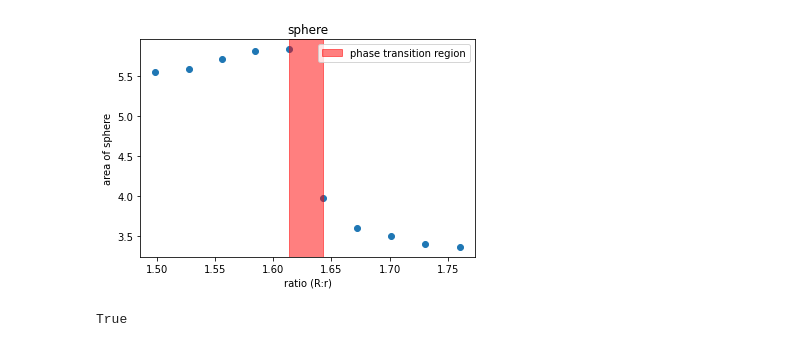
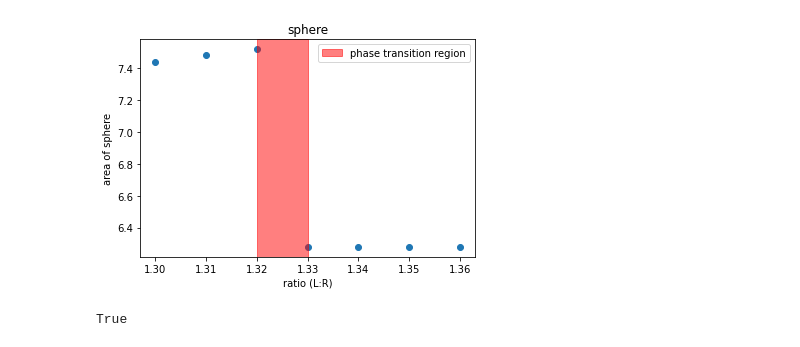
Before and after one commit to wenhaozhao1999/Surface-Minimization, a Jupyter notebook: multi-terminals.ipynb, the cells around one changed output. Drawn from its saved outputs; the diff is of its cells as text; code cells hidden in the pictures.

Commit message:
surface minimization

```diff
--- a/multi-terminals.ipynb
+++ b/multi-terminals.ipynb
@@ -234,0 +546,2 @@ def minimization(R,A):
+# %%
+vs,cells,es = minimization(1,2)
@@ -235,3 +555,20 @@ def minimization(R,A):
+# %%
+def area1(angle):
+    return 4*math.pi * (math.sin(angle))**2
+
+
+
+z = [1.3,1.31,1.32,1.33,1.34,1.35,1.36]
+
+convV = []
+convC = []
+R = 1
+for i in z:
+    vs,cells,es = minimization(R,i)
+    es=[ i for i in es if not(math.isnan(i)==True)]
+    lastidx = len(es)-1
+    convV.append(vs[lastidx])
+    convC.append(cells)
 # %%
 #for testing
 points, cells = meshzoo.uv_sphere(num_points_per_circle=100, num_circles=60, radius=R)
@@ -270,7 +607,7 @@ def area1(angle):
 
 
 
-z = [5.2/math.pi,5.1/math.pi,5/math.pi,4.9/math.pi,4.8/math.pi,4.7/math.pi,4.6/math.pi,4.5/math.pi,4.4/math.pi,4.3/math.pi]
+z = [4/math.pi,3.5/math.pi,3/math.pi]
 x = [1/i for i in z]
 z = [1/math.sin(1/i) for i in z]
 
@@ -283,6 +620,22 @@ for i in x:
     lastidx = len(es)-1
     convV.append(vs[lastidx])
     convC.append(cells)
+# %%
+
+
+z = [7/math.pi,6.8/math.pi,6.6/math.pi,6.4/math.pi,6.2/math.pi,6/math.pi,5.8/math.pi,5.6/math.pi,5.4/math.pi,5.2/math.pi,5/math.pi,4.8/math.pi,4.5/math.pi,4.3/math.pi,4.1/math.pi,4/math.pi]
+x = [1/i for i in z]
+z = [1/math.sin(1/i) for i in z]
+
+convV = []
+convC = []
+R = 1
+for i in x:
+    vs,cells,es = minimization(R,i)
+    es=[ i for i in es if not(math.isnan(i)==True)]
+    lastidx = len(es)-1
+    convV.append(vs[lastidx])
+    convC.append(cells)
 # %%
 convA = []
 for i in range(len(convV)):
@@ -304,14 +654,14 @@ convA
 # %%
 fig, ax = plt.subplots()
 ax.scatter(z,convA)
-ax.axvspan(z[4], z[5], alpha=0.5, color='red', label = "phase transition region")
+ax.axvspan(z[2], z[3], alpha=0.5, color='red', label = "phase transition region")
 ax.set_title("sphere")
 
 plt.axis('on')
 plt.ylabel("area of sphere")
-plt.xlabel("ratio (R:r)")
+plt.xlabel("ratio (L:R)")
 plt.legend()
-plt.savefig('3-circles')
+plt.savefig('tube')
 # %% [output]
-[figure, old version]
+[figure, new version]
 # %%
```
Also changed, not shown: parts of 25 cells of this notebook, 22 other files.
